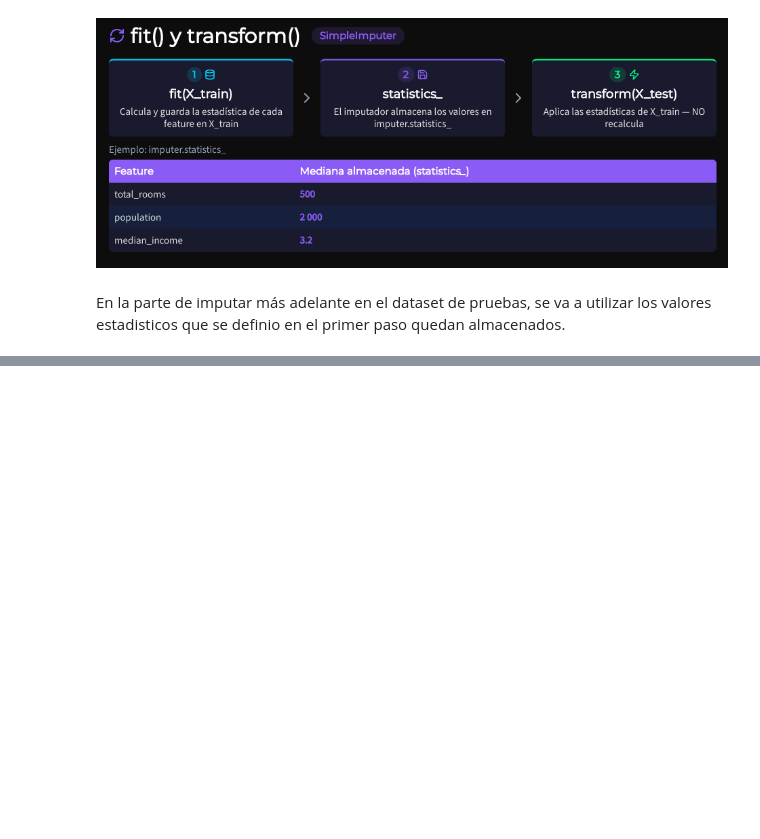
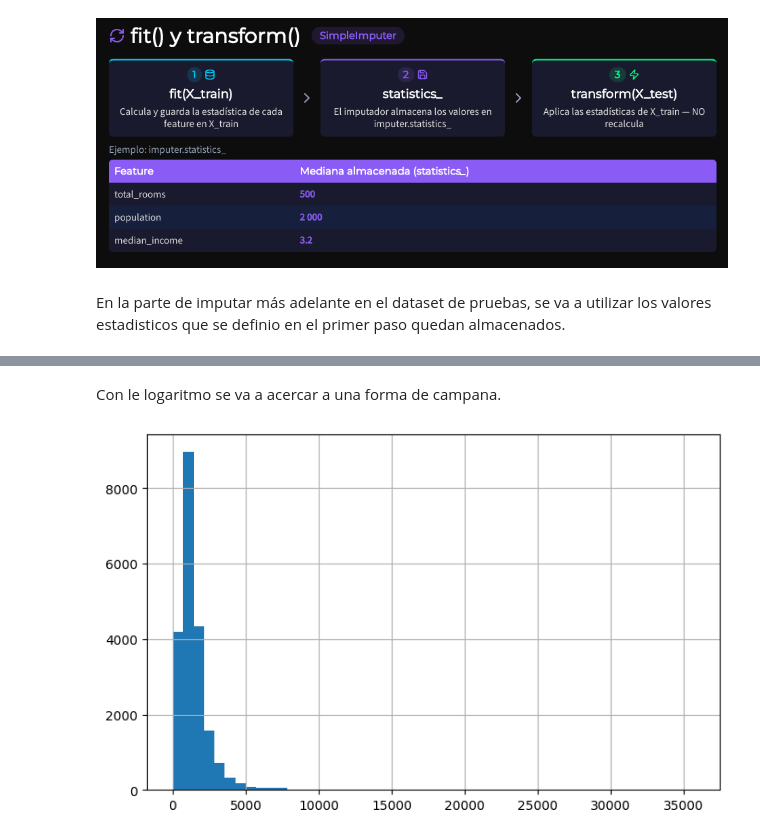
Before and after one commit to yassppy/machine-learning, a Jupyter notebook: curso/cap02/05_limpieza_de_datos.ipynb, the cells around one changed output, grey strips where cells are left out. Saved outputs shown, nothing was run; the diff lists cells and outputs as text; code cells hidden in the pictures; blank space fills up the shorter version.

```diff
--- a/curso/cap02/05_limpieza_de_datos.ipynb
+++ b/curso/cap02/05_limpieza_de_datos.ipynb
@@ -135,0 +376,7 @@ En la parte de imputar más adelante en el dataset de pruebas, se va a utilizar
+# %% [markdown]
+Con le logaritmo se va a acercar a una forma de campana.
+# %%
+df_california_housing["population"].hist(bins=50, figsize=(8,5))
+plt.show()
+# %% [output]
+[figure, added]
```
Also changed, not shown: parts of 50 cells of this notebook.
